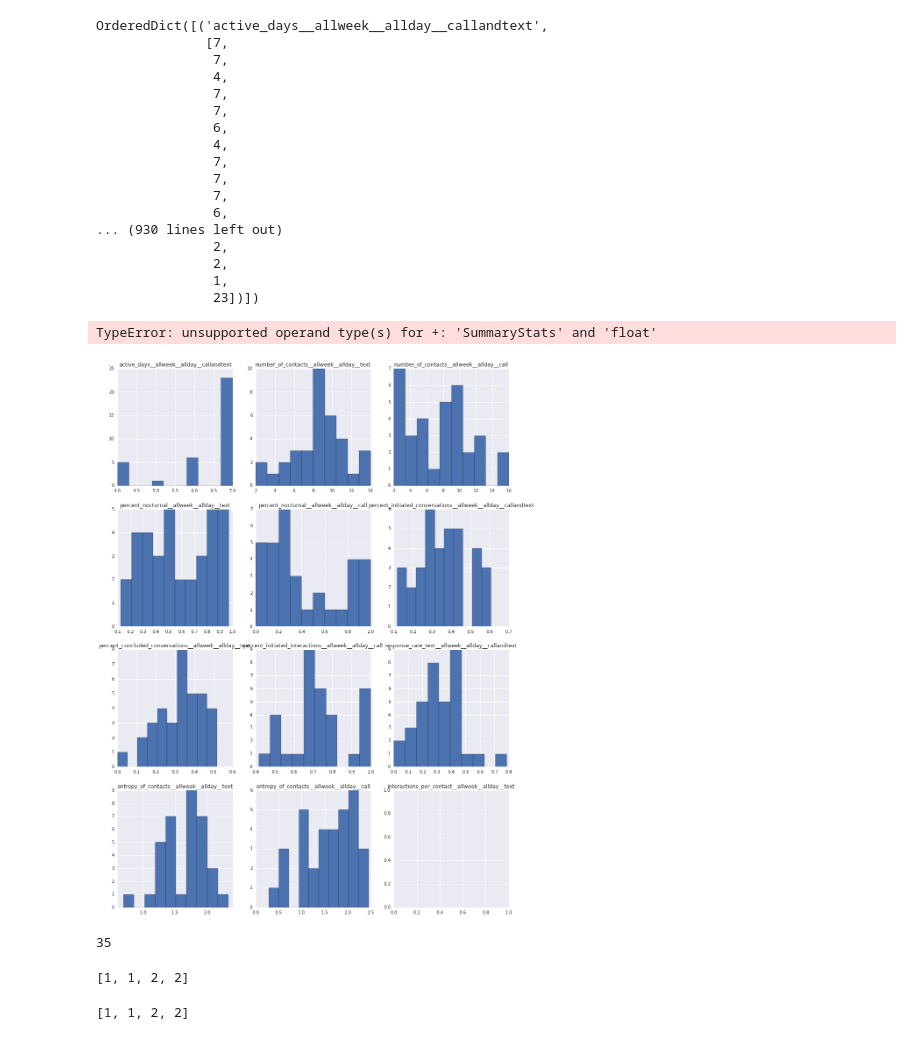
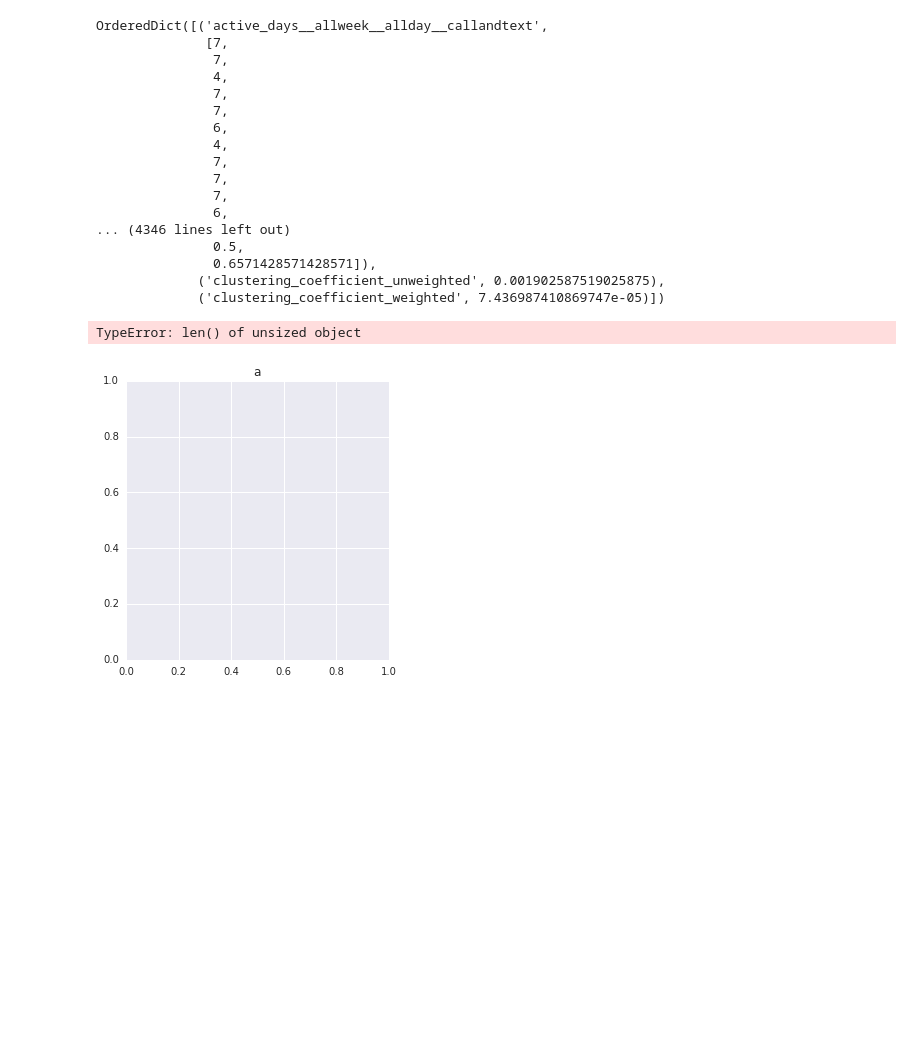
Before and after one commit to ulfaslak/MScProject-build-dataset, a Jupyter notebook: build_dataset/playspace/extractors_bandicoot.ipynb, the cells around one changed output. Saved outputs shown, nothing was run; the diff lists cells and outputs as text; code cells hidden in the pictures; blank space fills up the shorter version.

```diff
--- a/build_dataset/playspace/extractors_bandicoot.ipynb
+++ b/build_dataset/playspace/extractors_bandicoot.ipynb
@@ -60,3 +126,3 @@ for u in users:
 # %%
-B = bc_d.read_csv("0", "records/")
+B = bc_d.read_csv("0", "records/", network=True)
 # %% [output]
@@ -74,3 +144,3 @@ Warning: 11 duplicated record(s) were removed.
 # %%
-indicators_d = bc_d.utils.all(B, groupby="week", summary="special", dist=True)
+indicators_d = bc_d.utils.all(B, groupby="week", summary=None, dist=True, network=True, spatial=False)
 #indicators = bc.utils.all(B, groupby="month", summary="default")
@@ -115,29 +174,21 @@ OrderedDict([('active_days__allweek__allday__callandtext',
                7,
                7,
                6,
-... (930 lines left out)
-               2,
-               2,
-               1,
-               23])])
+... (4346 lines left out)
+               0.5,
+               0.6571428571428571]),
+             ('clustering_coefficient_unweighted', 0.001902587519025875),
+             ('clustering_coefficient_weighted', 7.436987410869747e-05)])
 # %%
 %matplotlib inline
 import matplotlib.pylab as plt
 import seaborn as sns
-plt.figure(figsize=(16,6*len(indicators)/3+1))
-for i, indic in enumerate(indicators):
-    plt.subplot(len(indicators)/3+1, 3, i+1)
+plt.figure(figsize=(16,6*len(indicators_flat)/3+1))
+for i, indic in enumerate(indicators_flat):
+    plt.subplot(len(indicators_flat)/3+1, 3, i+1)
     plt.title(indic[0])
     plt.hist(indic[1])
 plt.show()
 # %% [output]
-TypeError: unsupported operand type(s) for +: 'SummaryStats' and 'float'
+TypeError: len() of unsized object
-[figure, old version]
+[figure, new version]
-# %%
-len(bc.utils.flatten(indicators).items()[0][1])
-# %% [output]
-35
-# %%
-[r for i in [1,2] for r in [i]*2]
-# %% [output]
-[1, 1, 2, 2]
@@ -149,4 +194,0 @@ for i in [1,2]:
-# %%
-out
-# %% [output]
-[1, 1, 2, 2]
```
Also changed, not shown: parts of 10 cells of this notebook, 3 other files.
